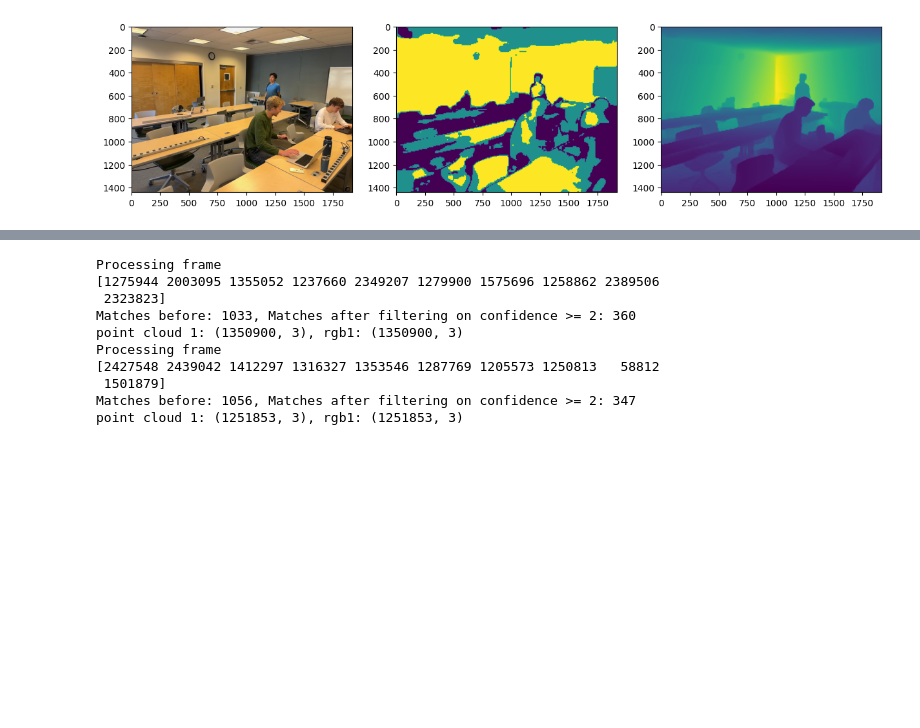
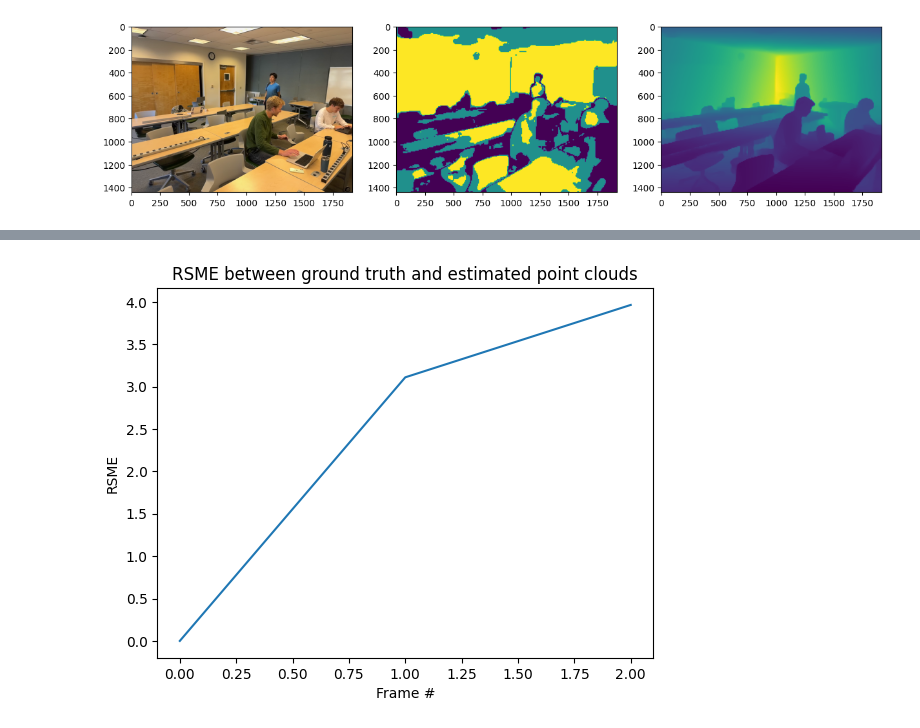
Before and after one commit to StarDylan/Xtractofuse, a Jupyter notebook: ransac_point_cloud_generator.ipynb, the cells around one changed output, grey strips where cells are left out. Saved outputs shown, nothing was run; the diff lists cells and outputs as text; code cells hidden in the pictures; blank space fills up the shorter version.

```diff
--- a/ransac_point_cloud_generator.ipynb
+++ b/ransac_point_cloud_generator.ipynb
@@ -299,8 +331,14 @@ def video_to_point_cloud(rgb_images: np.ndarray, depth_images: np.ndarray, confi
 
     point_cloud_ground_truth = (point_cloud0.copy())[confidence0.flatten() >= 2]
 
-    for rgb1, depth1, confidence1, pose in zip(rgb_images[1:], depth_images[1:], confidence_images[1:], poses[1:]):
-        print("Processing frame")
+    print("Processing Frame #1 (for free, since we define it as the origin)")
+
+    rsme = [rsme_point_clouds(point_cloud_all, point_cloud_ground_truth)]
+
+    for i, (rgb1, depth1, confidence1, pose) in enumerate(zip(rgb_images[1:], depth_images[1:], confidence_images[1:], poses[1:])):
+        print(f"Processing frame #{i+2}... RANSAC ",end="")
+        start_frame = time.time()
+        timer()
 
         point_cloud1 = image_to_point_cloud(intrinsics, rgb1, depth1)
 
@@ -319,28 +357,36 @@ def video_to_point_cloud(rgb_images: np.ndarray, depth_images: np.ndarray, confi
 
         point_cloud1_world = model_1_to_0(point_cloud1)
 
+        print(f"Done ({timer()}) - ICP ", end="")
+
         #### ICP here between
         # point_cloud0_world, point_cloud1_world
 
         # We want to move point_cloud1 to point_cloud0
 
-
+        print(f"Done ({timer()}) - Control ", end="")
 
         ## CONTROL
-        point_cloud1_ground_truth = point_cloud_to_world(point_cloud1, pose)
+        point_cloud1_ground_truth = odometry_point_cloud_to_world(point_cloud1, pose)
 
         filtered_point_cloud1_ground_truth = (point_cloud1_ground_truth.copy())[confidence1.flatten() >= 2]
 
         point_cloud_ground_truth = np.concatenate((point_cloud_ground_truth, filtered_point_cloud1_ground_truth.copy()))
 
+        print(f"Done ({timer()}) - Accumulation ", end="")
 
         # Filter based on confidence
         filtered_point_cloud1 = (point_cloud1_world.copy())[confidence1.flatten() >= 2]
         filtered_video_data1 = (rgb1.copy())[confidence1 >= 2]
 
-        print(f"point cloud 1: {filtered_point_cloud1.shape}, rgb1: {filtered_video_data1.shape}")
         point_cloud_all = np.concatenate((point_cloud_all, filtered_point_cloud1.copy()))
         rgb_data_all = np.concatenate((rgb_data_all, filtered_video_data1.copy()))
+
+        print(f"Done ({timer()}) - RSME", end="")
+
+        rsme.append(rsme_point_clouds(point_cloud1_ground_truth, point_cloud1_world))
+
+        print(f": {rsme[-1]:.2f} Done ({timer()}) ", end="")
 
         # For next iteration
         transform_0_to_first = transform_1_to_first
@@ -350,4 +396,23 @@ def video_to_point_cloud(rgb_images: np.ndarray, depth_images: np.ndarray, confi
         confidence0 = confidence1
         rgb0 = rgb1
 
-    return point_cloud_all, rgb_data_all, point_cloud_ground_truth
+        print(f"--- Frame finished in {time.time() - start_frame:.2f}s")
+
+    return point_cloud_all, rgb_data_all, point_cloud_ground_truth, rsme
+# %%
+point_cloud_all, rgb_data_all, point_cloud_ground_truth, rsme_history = video_to_point_cloud(rgb_images, depth_images, confidence_images, intrinsics)
+
+points = point_cloud_all.shape[0]
+
+assert_shape(point_cloud_all, (points, 3))
+assert_shape(rgb_data_all, (points, 3))
+assert_shape(point_cloud_ground_truth, (points, 3))
+
+
+# Graph out rsme_history
+plt.plot(rsme_history)
+plt.xlabel("Frame #")
+plt.ylabel("RSME")
+plt.title("RSME between ground truth and estimated point clouds")
+plt.show()
+# %% [output]
@@ -354,5 +422,5 @@ def video_to_point_cloud(rgb_images: np.ndarray, depth_images: np.ndarray, confi
+[figure, added]
 # %%
-point_cloud_all, rgb_data_all, point_cloud_ground_truth = video_to_point_cloud(rgb_images, depth_images, confidence_images, intrinsics)
 
 # create visualizer and window.
 vis = o3d.visualization.Visualizer()
@@ -371,14 +439,3 @@ while keep_running:
     vis.update_renderer()
 
 vis.destroy_window()
-# %% [output]
-Processing frame
-[1275944 2003095 1355052 1237660 2349207 1279900 1575696 1258862 2389506
- 2323823]
-Matches before: 1033, Matches after filtering on confidence >= 2: 360
-point cloud 1: (1350900, 3), rgb1: (1350900, 3)
-Processing frame
-[2427548 2439042 1412297 1316327 1353546 1287769 1205573 1250813   58812
- 1501879]
-Matches before: 1056, Matches after filtering on confidence >= 2: 347
-point cloud 1: (1251853, 3), rgb1: (1251853, 3)
```
Also changed, not shown: parts of 7 cells of this notebook.
